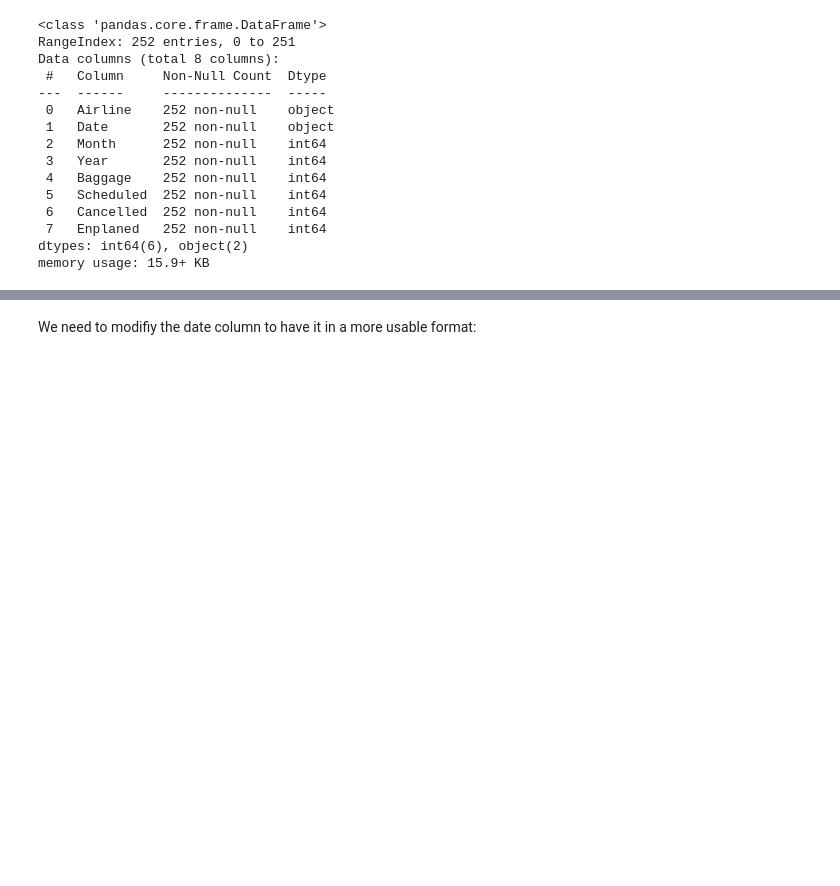
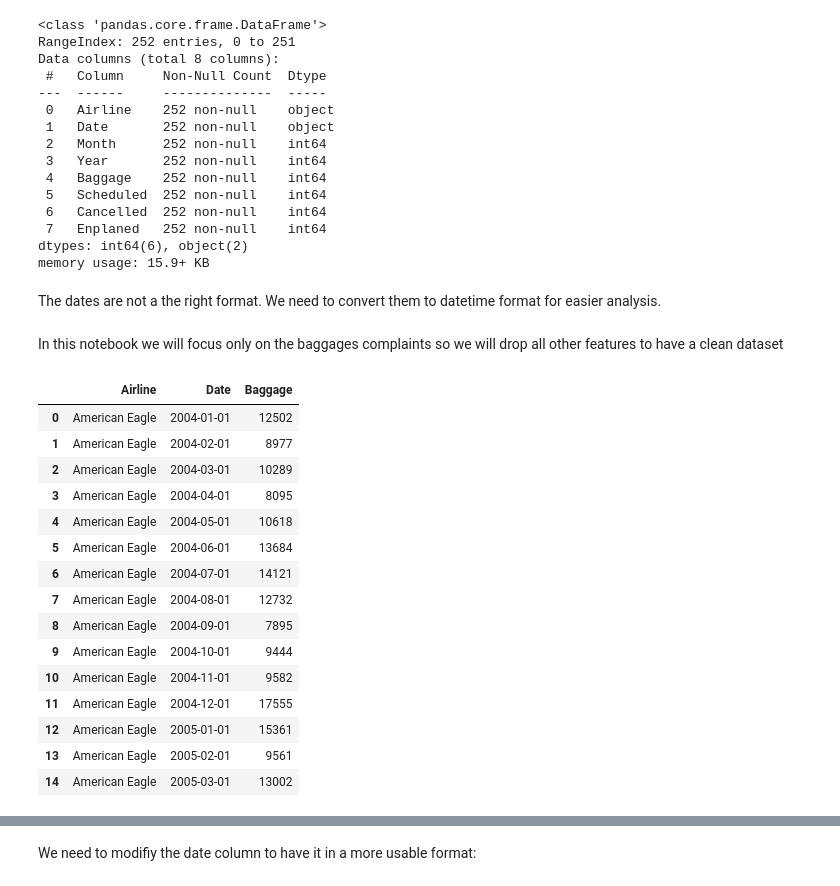
Before and after one commit to claragbl/Time_Series_Analysis_Project, a Jupyter notebook: Time_Series_Gaubil_Rageot.ipynb, the cells around one changed output, grey strips where cells are left out. Cells and saved outputs as stored; diff of their text form; code cells hidden in the pictures; blank space fills up the shorter version.

```diff
--- a/Time_Series_Gaubil_Rageot.ipynb
+++ b/Time_Series_Gaubil_Rageot.ipynb
@@ -66,8 +71,32 @@ Data columns (total 8 columns):
  7   Enplaned   252 non-null    int64
 dtypes: int64(6), object(2)
 memory usage: 15.9+ KB
+# %% [markdown]
+The dates are not a the right format. We need to convert them to datetime format for easier analysis.
 # %%
 df_baggage['Date'] = pd.to_datetime(df_baggage['Date'])
+# %% [markdown]
+In this notebook we will focus only on the baggages complaints so we will drop all other features to have a clean dataset
+# %%
+df_baggage.drop(columns=['Scheduled', 'Cancelled', 'Enplaned', 'Month', 'Year'], inplace=True)
+df_baggage.head(15)
+# %% [output]
+|  | Airline | Date | Baggage |
+| 0 | American Eagle | 2004-01-01 | 12502 |
+| 1 | American Eagle | 2004-02-01 | 8977 |
+| 2 | American Eagle | 2004-03-01 | 10289 |
+| 3 | American Eagle | 2004-04-01 | 8095 |
+| 4 | American Eagle | 2004-05-01 | 10618 |
+| 5 | American Eagle | 2004-06-01 | 13684 |
+| 6 | American Eagle | 2004-07-01 | 14121 |
+| 7 | American Eagle | 2004-08-01 | 12732 |
+| 8 | American Eagle | 2004-09-01 | 7895 |
+| 9 | American Eagle | 2004-10-01 | 9444 |
+| 10 | American Eagle | 2004-11-01 | 9582 |
+| 11 | American Eagle | 2004-12-01 | 17555 |
+| 12 | American Eagle | 2005-01-01 | 15361 |
+| 13 | American Eagle | 2005-02-01 | 9561 |
+| 14 | American Eagle | 2005-03-01 | 13002 |
 # %%
 df_baggage.describe()
 # %% [output]
```
Also changed, not shown: parts of 8 cells of this notebook, 1 other file.
